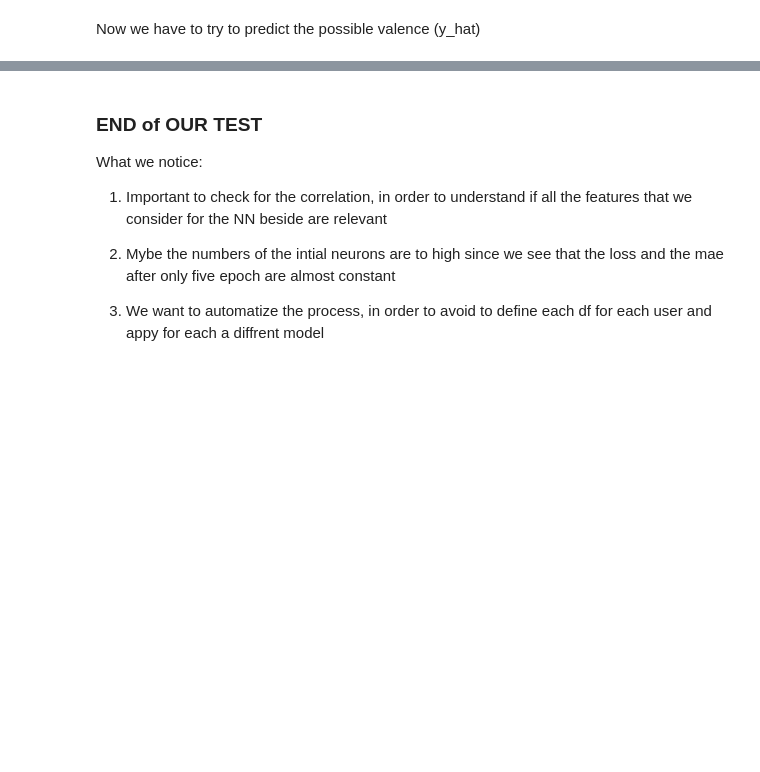
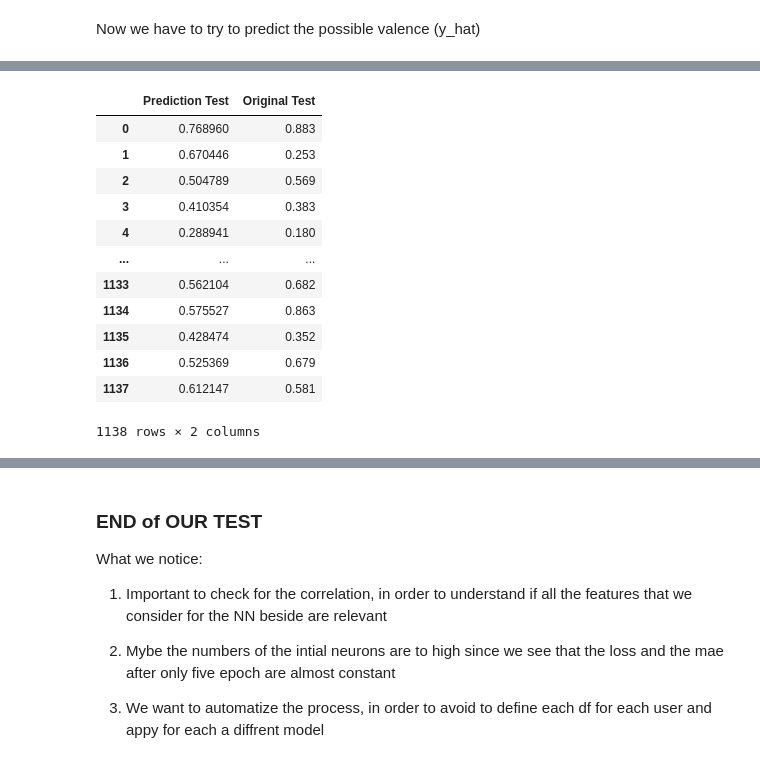
Before and after one commit to alelovo/Project_MachineLearning, a Jupyter notebook: NN.ipynb, the cells around one changed output, grey strips where cells are left out. Saved outputs shown, nothing was run; the diff lists cells and outputs as text; code cells hidden in the pictures; blank space fills up the shorter version.

```diff
--- a/NN.ipynb
+++ b/NN.ipynb
@@ -373,0 +379,28 @@ plt.show()
+# %%
+yhat = model_user1.predict(x_test) #DA RIVEDERE!!!!
+
+#display(yhat.flatten().shape)
+#display(y_test.shape)
+#display(yhat.tolist())
+
+data = {'Prediction Test': yhat.flatten(),
+        'Original Test': y_test}
+df_prediction = pd.DataFrame(data = data)
+display(df_prediction)
+#display(data)
+
+#plt.figure(figsize=(12,6))
+#plt.scatter(y = y_test, x = range (0, len(y_test)),color='r')
+#plt.scatter(y = yhat, x = range (0, len(y_test)), color='b') #attenzione alcune predizione sono negative
+#plt.title('Prediction')
+#plt.legend()
+#plt.show()
+
+#plt.figure(figsize=(12,6))
+#sns.barplot(df_prediction['Prediction Test'].round(2), color = 'Green', label='Prediction Test')
+#sns.barplot(df_prediction['Original Test'].round(2), color = 'Red', label = 'Original Test')
+#plt.xlabel('Valence')
+#plt.ylabel('Density')
+#plt.legend()
+#plt.show()
+# %% [output]
@@ -373,0 +408,13 @@ plt.show()
+|  | Prediction Test | Original Test |
+| 0 | 0.768960 | 0.883 |
+| 1 | 0.670446 | 0.253 |
+| 2 | 0.504789 | 0.569 |
+| 3 | 0.410354 | 0.383 |
+| 4 | 0.288941 | 0.180 |
+| ... | ... | ... |
+| 1133 | 0.562104 | 0.682 |
+| 1134 | 0.575527 | 0.863 |
+| 1135 | 0.428474 | 0.352 |
+| 1136 | 0.525369 | 0.679 |
+| 1137 | 0.612147 | 0.581 |
+1138 rows × 2 columns
```
Also changed, not shown: parts of 15 cells of this notebook, 2 other files.
